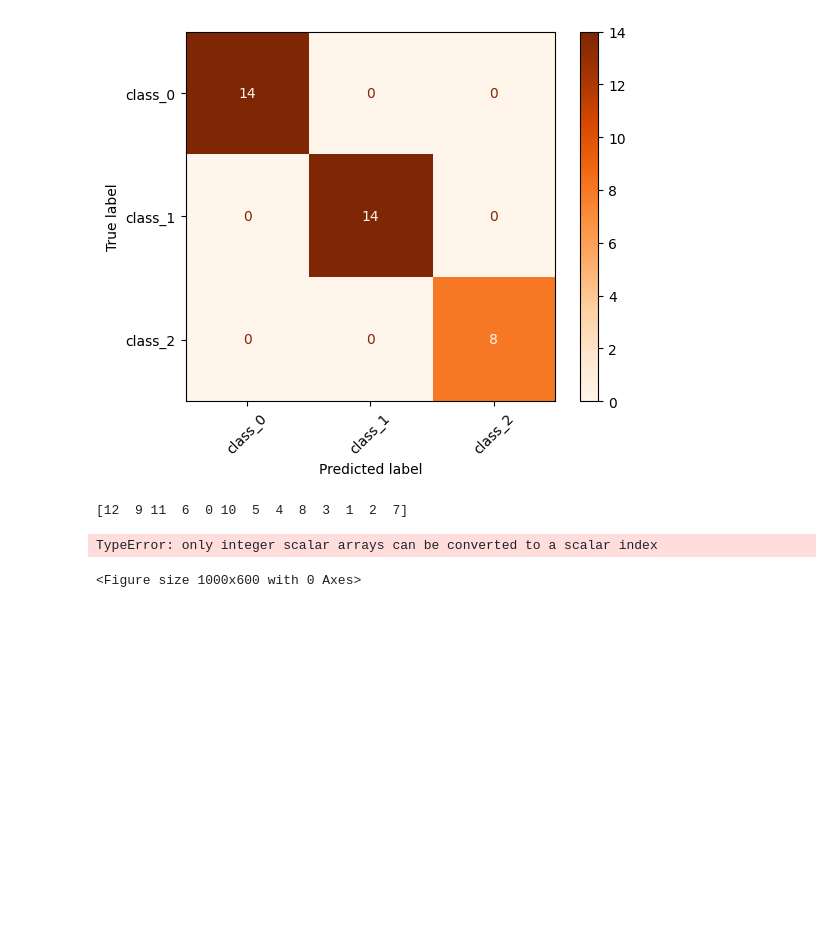
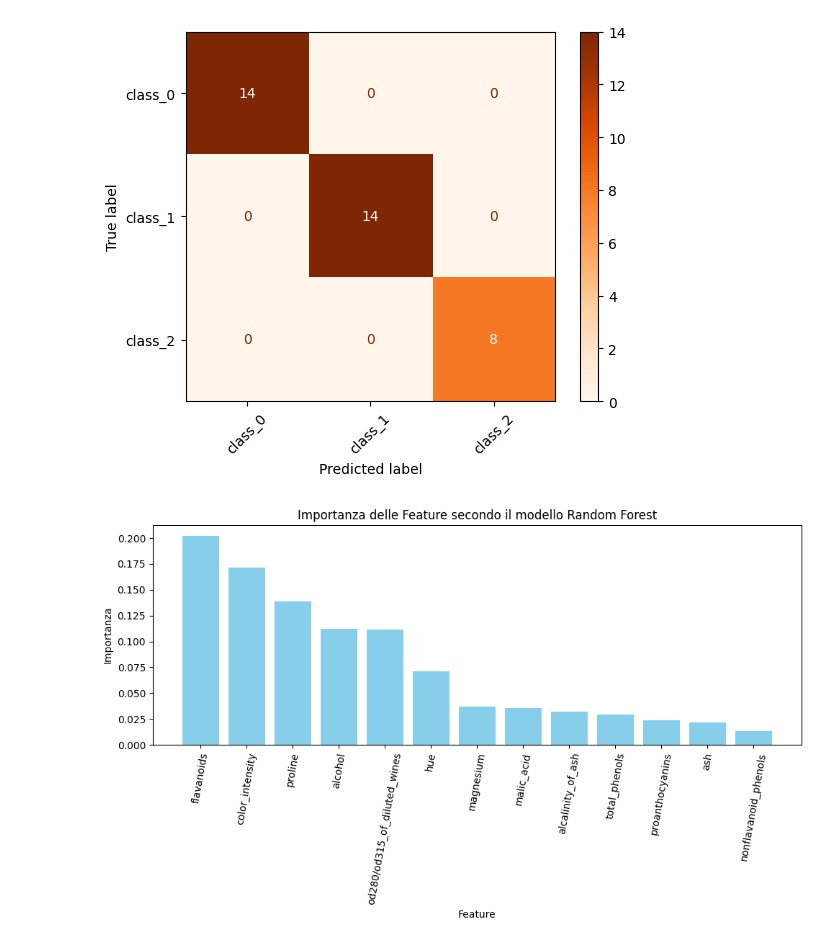
Before and after one commit to DanieleFlo/Daniele-Florio-Esercizi, a Jupyter notebook: 26 Novembre/esecizio_3.ipynb, the cells around one changed output. Cells and saved outputs as stored; diff of their text form; code cells hidden in the pictures; blank space fills up the shorter version.

```diff
--- a/26 Novembre/esecizio_3.ipynb
+++ b/26 Novembre/esecizio_3.ipynb
@@ -10,7 +10,7 @@ import numpy as np
 import pandas as pd
 import matplotlib.pyplot as plt
 # %%
-test_split = 0.2
+test_split = 0.3
 max_depth = 3
 # %%
 data = load_wine()
@@ -124,19 +103,16 @@ show_cm.plot(xticks_rotation=45, cmap='Oranges')
 # %%
 # Importanza delle feature
 feature_importances = model.feature_importances_
 plt.figure(figsize=(10, 6))
 sorted_idx = np.argsort(feature_importances)[::-1]
-print(sorted_idx)
-list_features = np.arra(list_features)
-plt.bar(list_features[sorted_idx], feature_importances[sorted_idx], color='skyblue')
-plt.xticks(rotation=90)
+list_features = np.array(list_features)
+plt.bar(df.columns[sorted_idx], feature_importances[sorted_idx], color='skyblue')
+plt.xticks(rotation=80)
 plt.xlabel('Feature')
 plt.ylabel('Importanza')
 plt.title('Importanza delle Feature secondo il modello Random Forest')
 plt.tight_layout()
 
 plt.show()
 # %% [output]
-[12  9 11  6  0 10  5  4  8  3  1  2  7]
-TypeError: only integer scalar arrays can be converted to a scalar index
-<Figure size 1000x600 with 0 Axes>
+[figure, added]
```
Also changed, not shown: parts of 8 cells of this notebook.
